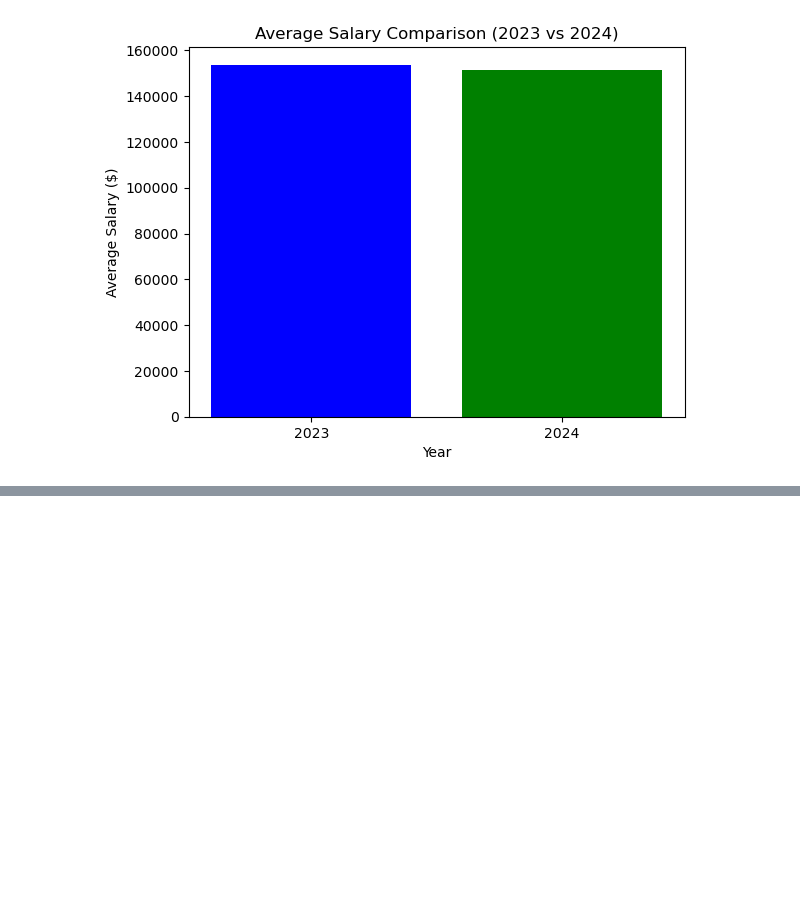
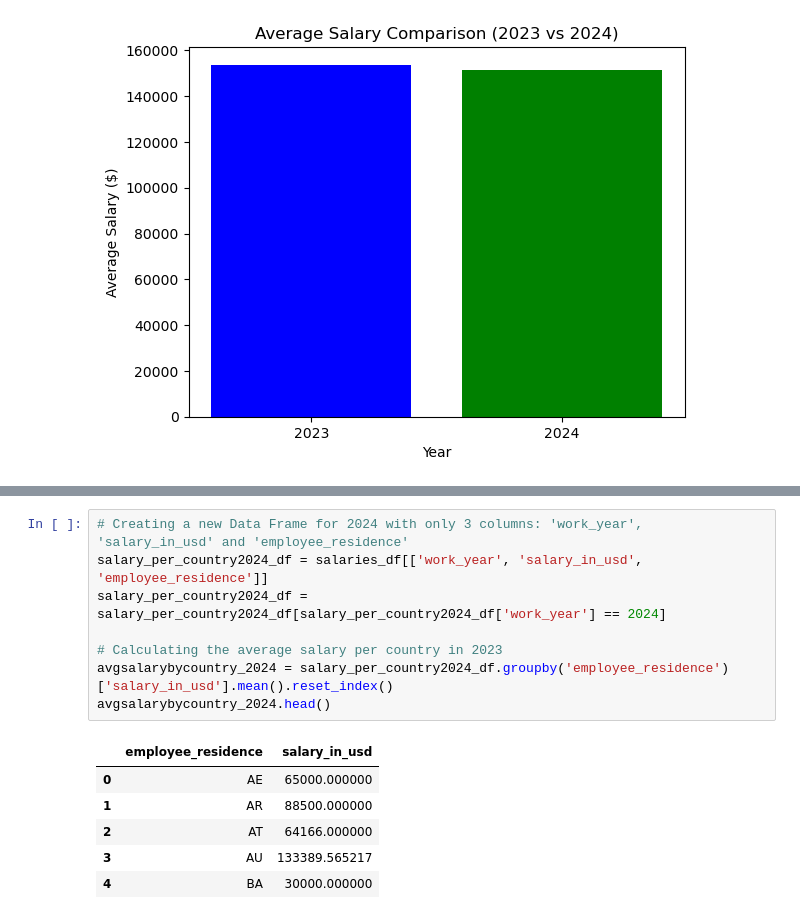
Before and after one commit to Starkilled1/Data-Salaries-2023-2024-analysis, a Jupyter notebook: Eugenio.ipynb, the cells around one changed output, grey strips where cells are left out. Cells and saved outputs as stored; diff of their text form; blank space fills up the shorter version.

```diff
--- a/Eugenio.ipynb
+++ b/Eugenio.ipynb
@@ -83,0 +103,15 @@ plt.show()
+# %%
+# Creating a new Data Frame for 2024 with only 3 columns: 'work_year', 'salary_in_usd' and 'employee_residence'
+salary_per_country2024_df = salaries_df[['work_year', 'salary_in_usd', 'employee_residence']]
+salary_per_country2024_df = salary_per_country2024_df[salary_per_country2024_df['work_year'] == 2024]
+
+# Calculating the average salary per country in 2023
+avgsalarybycountry_2024 = salary_per_country2024_df.groupby('employee_residence')['salary_in_usd'].mean().reset_index()
+avgsalarybycountry_2024.head()
+# %% [output]
+|  | employee_residence | salary_in_usd |
+| 0 | AE | 65000.000000 |
+| 1 | AR | 88500.000000 |
+| 2 | AT | 64166.000000 |
+| 3 | AU | 133389.565217 |
+| 4 | BA | 30000.000000 |
```
Also changed, not shown: parts of 5 cells of this notebook.
